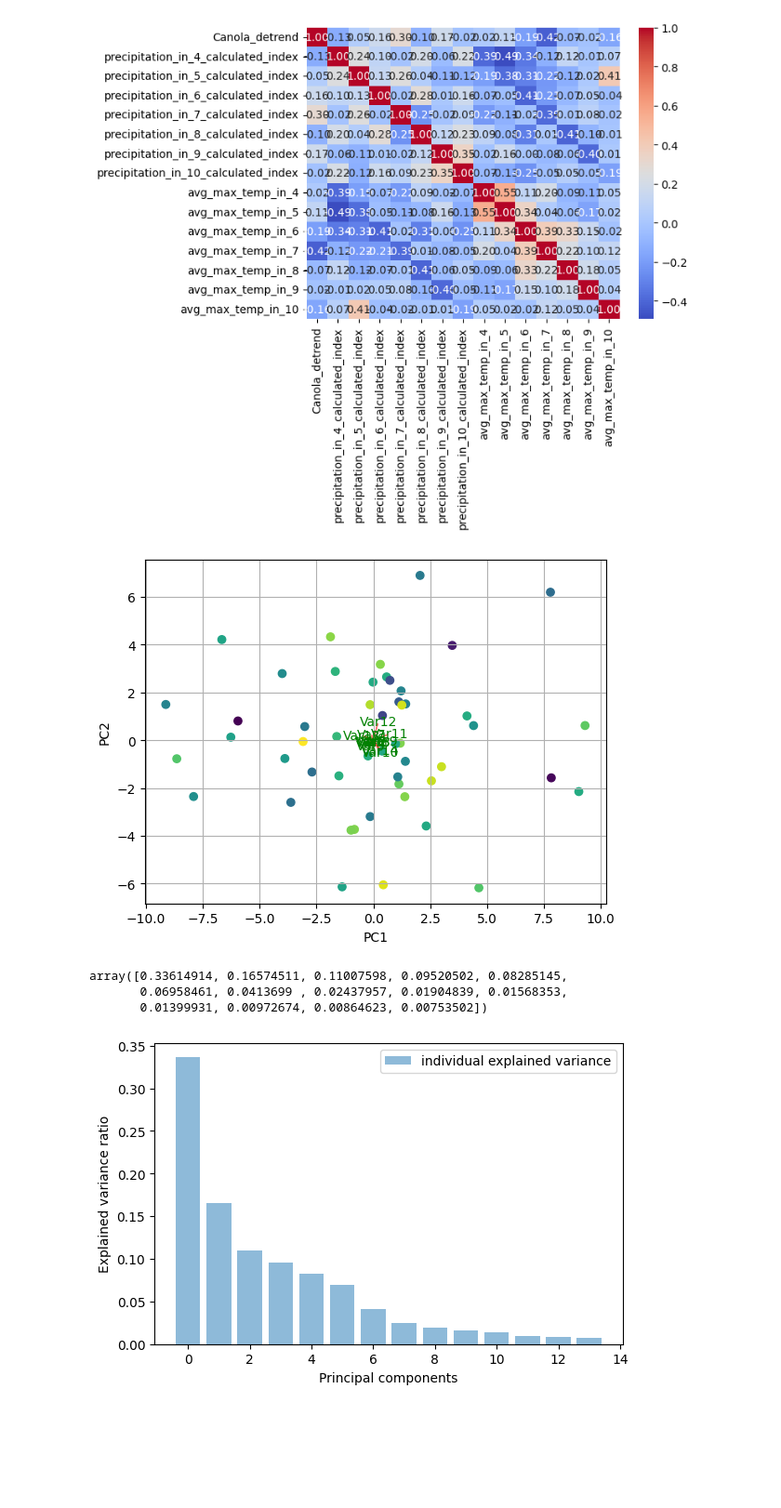
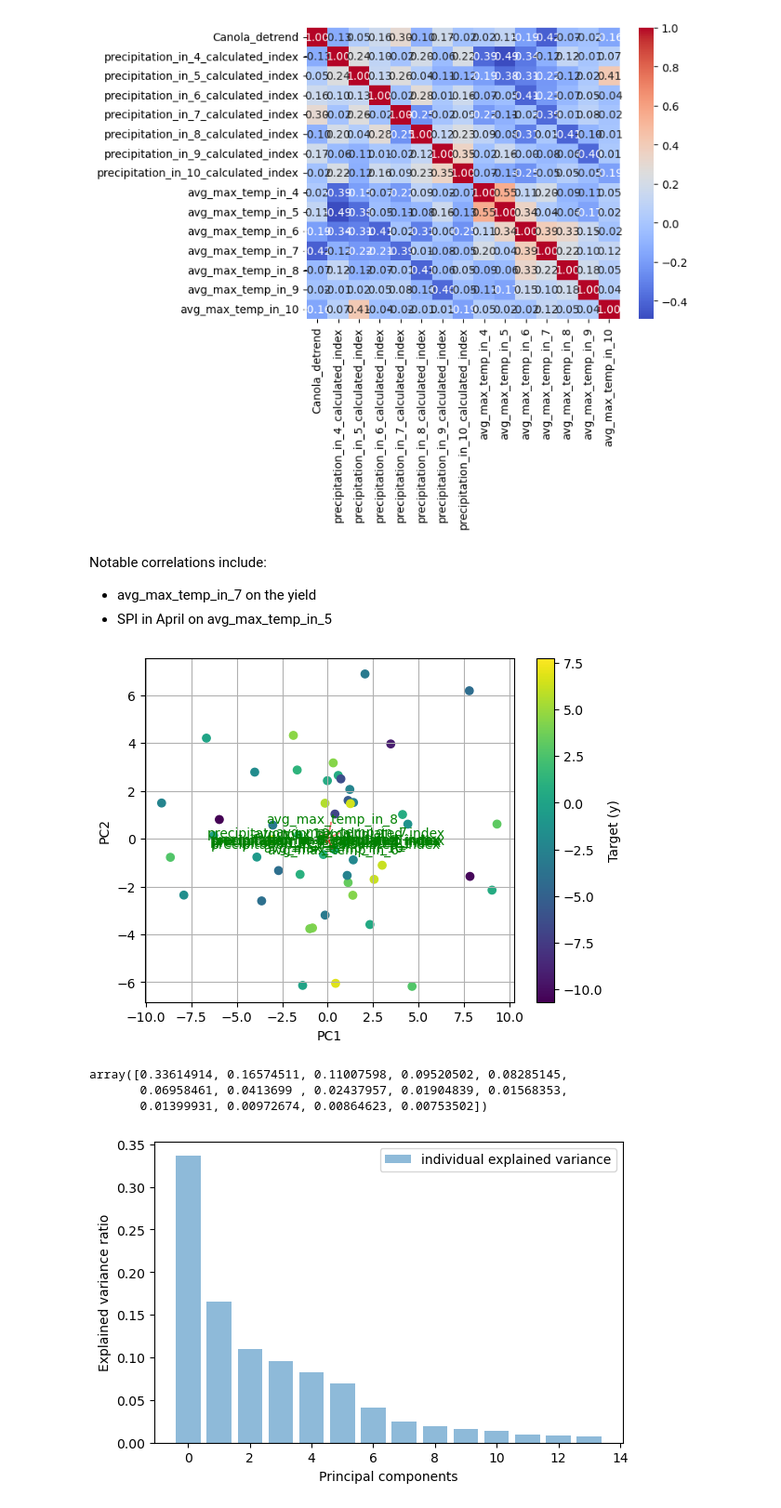
Before and after one commit to Laura-Pldk/Canola_Yield_Prediction, a Jupyter notebook: notebooks/Canola_PCA_Regs.ipynb, the cells around one changed output. Shown at 93% size. Drawn from its saved outputs; the diff is of its cells as text; code cells hidden in the pictures; blank space fills up the shorter version.

Commit message:
updated formatting + graphic adjustments

```diff
--- a/notebooks/Canola_PCA_Regs.ipynb
+++ b/notebooks/Canola_PCA_Regs.ipynb
@@ -60,44 +60,54 @@ avg_max_temp_in_8                               0.052384
 avg_max_temp_in_9                               0.043834
 avg_max_temp_in_10                              1.000000
 [figure]
+# %% [markdown]
+Notable correlations include:
+- avg_max_temp_in_7 on the yield
+- SPI in April on avg_max_temp_in_5
 # %%
 from sklearn.decomposition import PCA
 from sklearn.preprocessing import StandardScaler
+from matplotlib.colors import ListedColormap
 
 scaler = StandardScaler()
 X = feature_df.iloc[:, 1:]
 y = feature_df.iloc[:, 0]
 
 scaler.fit(X)
 
 pca = PCA()
 pca.fit(X, y)
 X_pca_new = pca.transform(X)
 
-def pca_plot(score,coeff,labels=None):
-    xs = score[:,0]
-    ys = score[:,1]
+def pca_plot(score, coeff, labels=None, cmap='viridis'):
+    xs = score[:, 0]
+    ys = score[:, 1]
     n = coeff.shape[0]
 
-    plt.scatter(xs ,ys, c = y) #without scaling
+    # Scatter plot with colormap
+    scatter = plt.scatter(xs, ys, c=y, cmap=cmap)
+
     for i in range(n):
-        plt.arrow(0, 0, coeff[i,0], coeff[i,1],color = 'r',alpha = 0.5)
+        plt.arrow(0, 0, coeff[i, 0], coeff[i, 1], color='r', alpha=0.5)
         if labels is None:
-            plt.text(coeff[i,0]* 1.15, coeff[i,1] * 1.15, "Var"+str(i+1), color = 'g', ha = 'center', va = 'center')
+            plt.text(coeff[i, 0] * 1.15, coeff[i, 1] * 1.15, "Var" + str(i + 1), color='g', ha='center', va='center')
         else:
-            plt.text(coeff[i,0]* 1.15, coeff[i,1] * 1.15, labels[i], color = 'g', ha = 'center', va = 'center')
+            plt.text(coeff[i, 0] * 1.15, coeff[i, 1] * 1.15, labels[i], color='g', ha='center', va='center')
 
-plt.xlabel("PC{}".format(1))
-plt.ylabel("PC{}".format(2))
-plt.grid()
+    plt.xlabel("PC{}".format(1))
+    plt.ylabel("PC{}".format(2))
+    plt.colorbar(scatter, label='Target (y)')
+    plt.grid()
 
-pca_plot(X_pca_new[:,0:2], pca.components_)
+# Example of providing labels for features
+feature_labels = X.columns.tolist()  # Assuming X is a DataFrame
+pca_plot(X_pca_new[:, 0:2], pca.components_, labels=feature_labels)
 plt.show()
 
 explained_variance=pca.explained_variance_ratio_
 explained_variance
 # %% [output]
-[figure, old version]
+[figure, new version]
 array([0.33614914, 0.16574511, 0.11007598, 0.09520502, 0.08285145,
        0.06958461, 0.0413699 , 0.02437957, 0.01904839, 0.01568353,
        0.01399931, 0.00972674, 0.00864623, 0.00753502])
```
Also changed, not shown: parts of 9 cells of this notebook.
